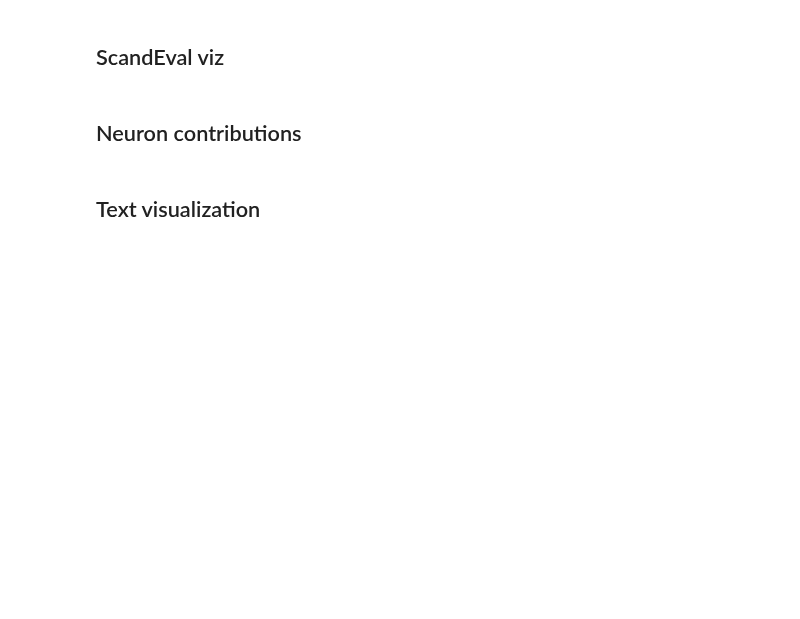
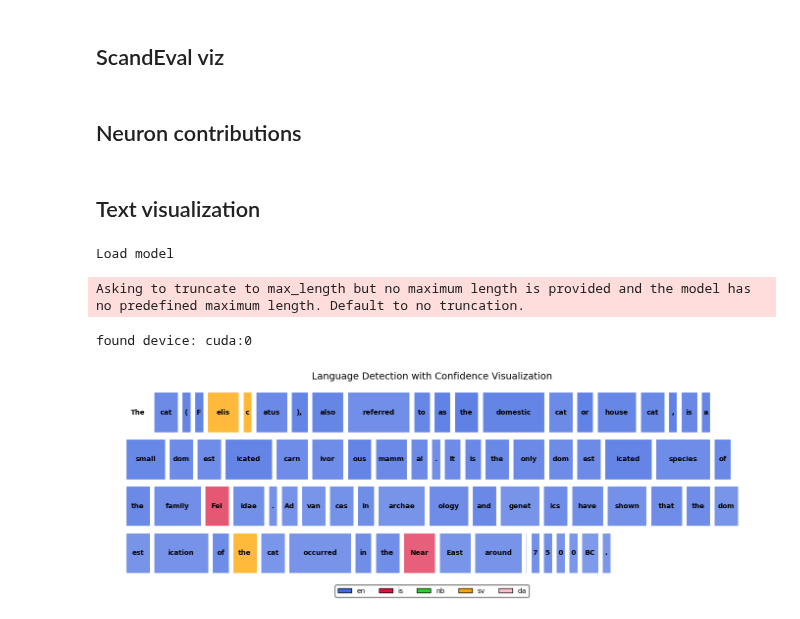
Before and after one commit to MartinKirkegaardDK/KDS_MI, a Jupyter notebook: main.ipynb, the cells around one changed output. Saved outputs shown, nothing was run; the diff lists cells and outputs as text; code cells hidden in the pictures; blank space fills up the shorter version.

```diff
--- a/main.ipynb
+++ b/main.ipynb
@@ -249,6 +238,15 @@ create_neuron_contributions.main(model_name, model_name_temp,hook_points)
 plot_neuron_contributions.main(4,hook_points, model_name_temp)
 # %% [markdown]
 ## Text visualization
+# %%
+text = "The cat (Felis catus), also referred to as the domestic cat or house cat, is a small domesticated carnivorous mammal. It is the only domesticated species of the family Felidae. Advances in archaeology and genetics have shown that the domestication of the cat occurred in the Near East around 7500 BC."
+
+text_visualization.main(model_name, model_name_temp,text,"da",15)
+# %% [output]
+Load model
+Asking to truncate to max_length but no maximum length is provided and the model has no predefined maximum length. Default to no truncation.
+found device: cuda:0
+[figure, added]
 # %%
 text = "The cat (Felis catus), also referred to as the domestic cat or house cat, is a small domesticated carnivorous mammal. It is the only domesticated species of the family Felidae. Advances in archaeology and genetics have shown that the domestication of the cat occurred in the Near East around 7500 BC."
 for layer in range(24):
```
Also changed, not shown: parts of 3 cells of this notebook, 50 other files.
